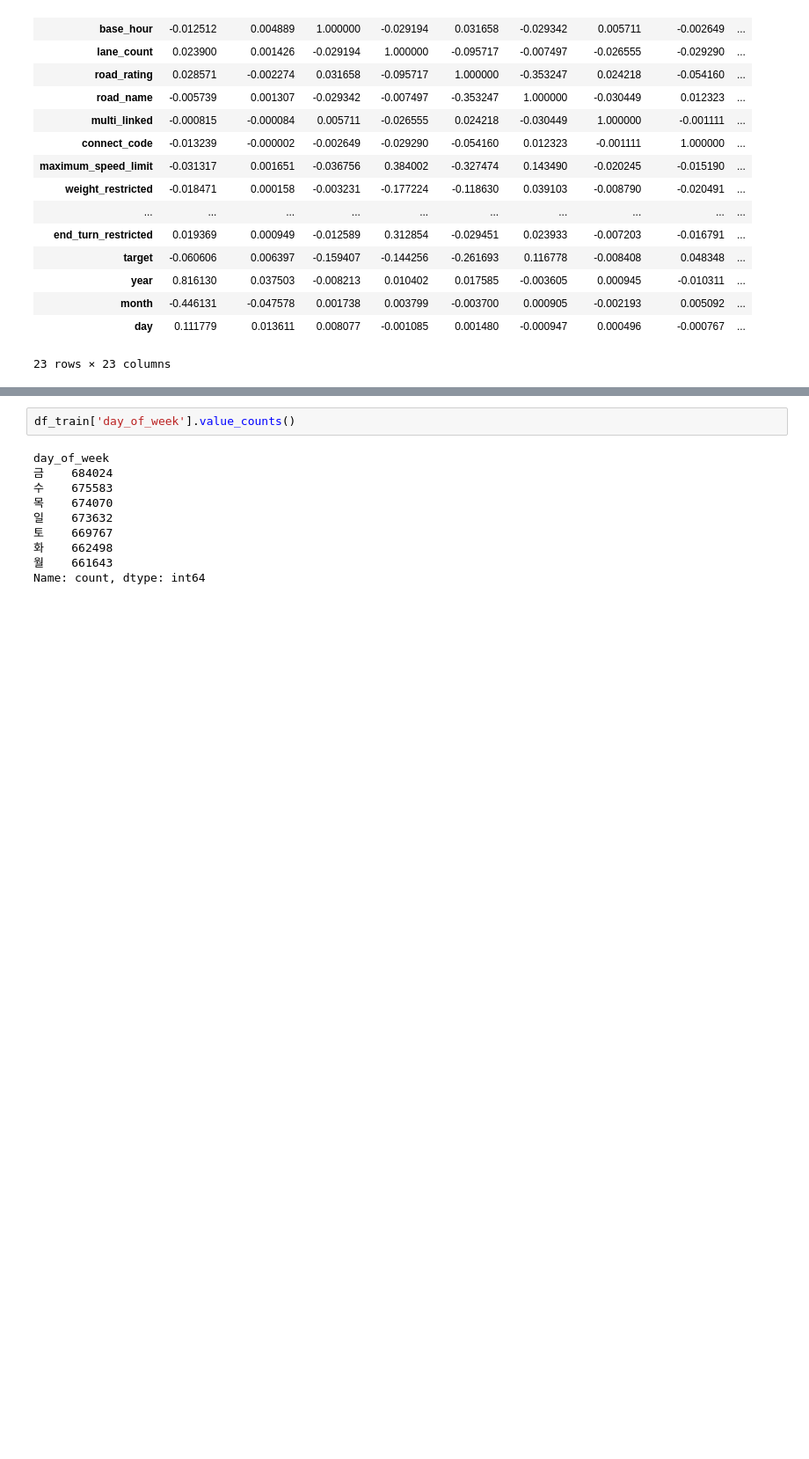
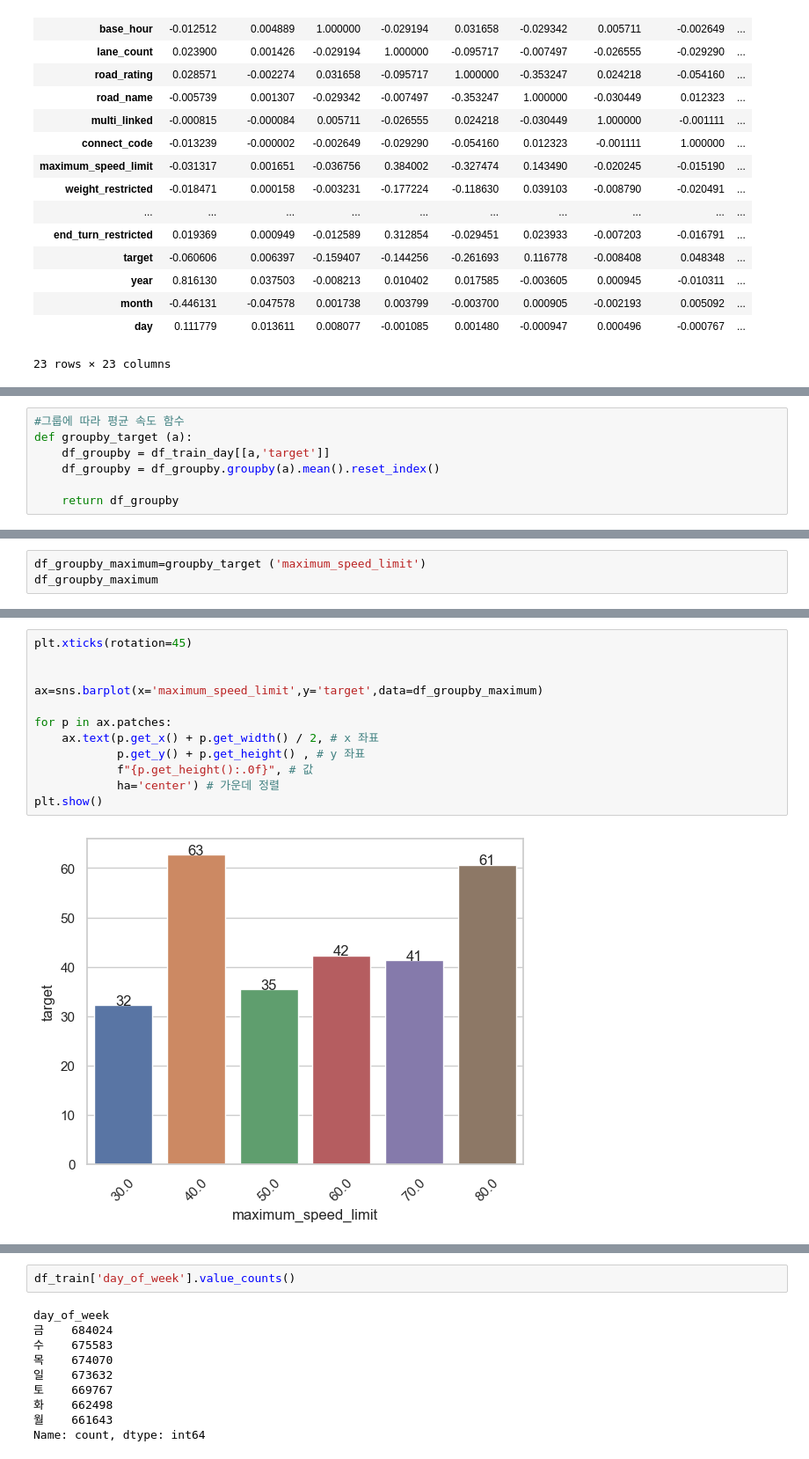
Before and after one commit to yyeseull/Side_Project, a Jupyter notebook: DACON/Jeju_traffic/jeju_traffic_eda.ipynb, the cells around one changed output, grey strips where cells are left out. Shown at 88% size. Cells and saved outputs as stored; diff of their text form; blank space fills up the shorter version.

```diff
--- a/DACON/Jeju_traffic/jeju_traffic_eda.ipynb
+++ b/DACON/Jeju_traffic/jeju_traffic_eda.ipynb
@@ -290,0 +289,7 @@ df_corr.corr()
+# %%
+#그룹에 따라 평균 속도 함수
+def groupby_target (a):
+    df_groupby = df_train_day[[a,'target']]
+    df_groupby = df_groupby.groupby(a).mean().reset_index()
+
+    return df_groupby
@@ -290,0 +328,3 @@ df_corr.corr()
+# %%
+df_groupby_maximum=groupby_target ('maximum_speed_limit')
+df_groupby_maximum
@@ -290,0 +339,14 @@ df_corr.corr()
+# %%
+plt.xticks(rotation=45)
+
+
+ax=sns.barplot(x='maximum_speed_limit',y='target',data=df_groupby_maximum)
+
+for p in ax.patches:
+    ax.text(p.get_x() + p.get_width() / 2, # x 좌표
+            p.get_y() + p.get_height() , # y 좌표
+            f"{p.get_height():.0f}", # 값
+            ha='center') # 가운데 정렬
+plt.show()
+# %% [output]
+[figure, added]
```
Also changed, not shown: parts of 15 cells of this notebook.
